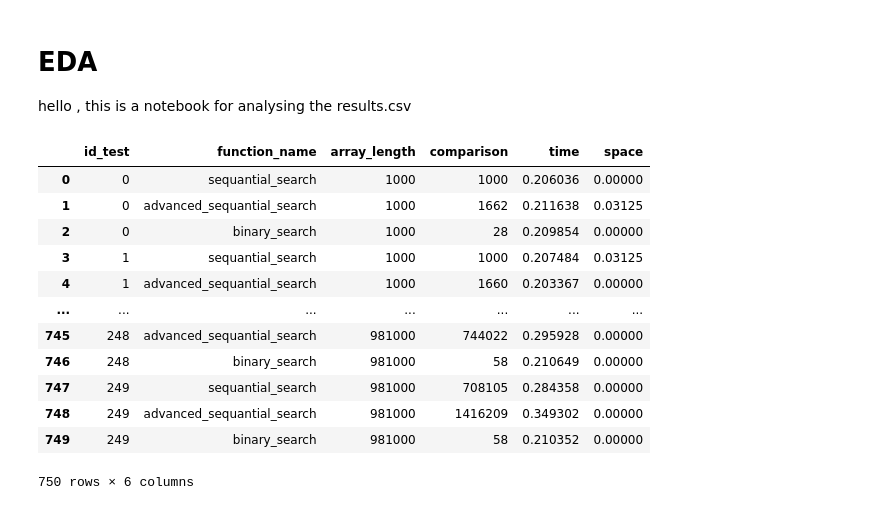
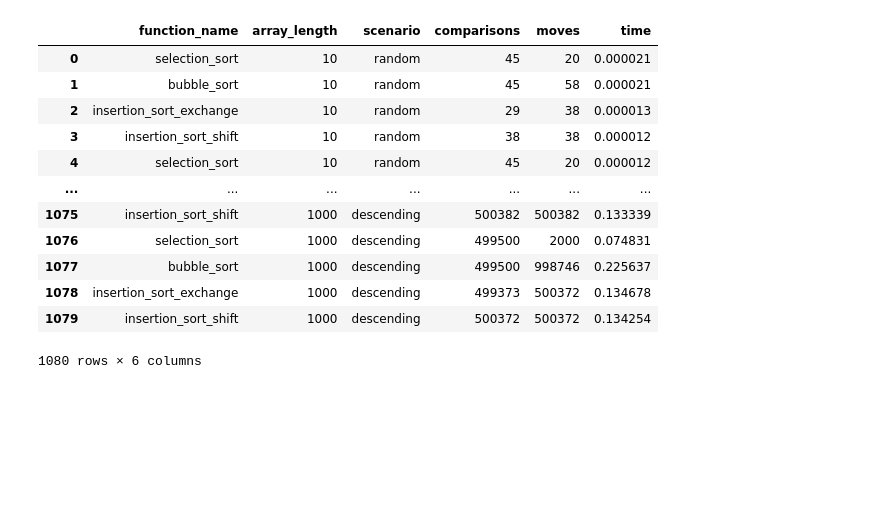
Before and after one commit to ahmed3991/AdvancedAlgorithmsTP, a Jupyter notebook: EDA.ipynb, the cells around one changed output. Saved outputs shown, nothing was run; the diff lists cells and outputs as text; code cells hidden in the pictures; blank space fills up the shorter version.

```diff
--- a/EDA.ipynb
+++ b/EDA.ipynb
@@ -1,26 +1,22 @@
-# %% [markdown]
-# EDA
-
-hello , this is a notebook for analysing the results.csv
 # %%
 import pandas as pd
 import matplotlib.pyplot as plt
 
-df = pd.read_csv('results.csv')
+df = pd.read_csv('sorting_results.csv')
 
 df
 # %% [output]
-|  | id_test | function_name | array_length | comparison | time | space |
-| 0 | 0 | sequantial_search | 1000 | 1000 | 0.206036 | 0.00000 |
-| 1 | 0 | advanced_sequantial_search | 1000 | 1662 | 0.211638 | 0.03125 |
-| 2 | 0 | binary_search | 1000 | 28 | 0.209854 | 0.00000 |
-| 3 | 1 | sequantial_search | 1000 | 1000 | 0.207484 | 0.03125 |
-| 4 | 1 | advanced_sequantial_search | 1000 | 1660 | 0.203367 | 0.00000 |
+|  | function_name | array_length | scenario | comparisons | moves | time |
+| 0 | selection_sort | 10 | random | 45 | 20 | 0.000021 |
+| 1 | bubble_sort | 10 | random | 45 | 58 | 0.000021 |
+| 2 | insertion_sort_exchange | 10 | random | 29 | 38 | 0.000013 |
+| 3 | insertion_sort_shift | 10 | random | 38 | 38 | 0.000012 |
+| 4 | selection_sort | 10 | random | 45 | 20 | 0.000012 |
 | ... | ... | ... | ... | ... | ... | ... |
-| 745 | 248 | advanced_sequantial_search | 981000 | 744022 | 0.295928 | 0.00000 |
-| 746 | 248 | binary_search | 981000 | 58 | 0.210649 | 0.00000 |
-| 747 | 249 | sequantial_search | 981000 | 708105 | 0.284358 | 0.00000 |
-| 748 | 249 | advanced_sequantial_search | 981000 | 1416209 | 0.349302 | 0.00000 |
-| 749 | 249 | binary_search | 981000 | 58 | 0.210352 | 0.00000 |
+| 1075 | insertion_sort_shift | 1000 | descending | 500382 | 500382 | 0.133339 |
+| 1076 | selection_sort | 1000 | descending | 499500 | 2000 | 0.074831 |
+| 1077 | bubble_sort | 1000 | descending | 499500 | 998746 | 0.225637 |
+| 1078 | insertion_sort_exchange | 1000 | descending | 499373 | 500372 | 0.134678 |
+| 1079 | insertion_sort_shift | 1000 | descending | 500372 | 500372 | 0.134254 |
-750 rows × 6 columns
+1080 rows × 6 columns
 # %%
```
Also changed, not shown: parts of 8 cells of this notebook.
